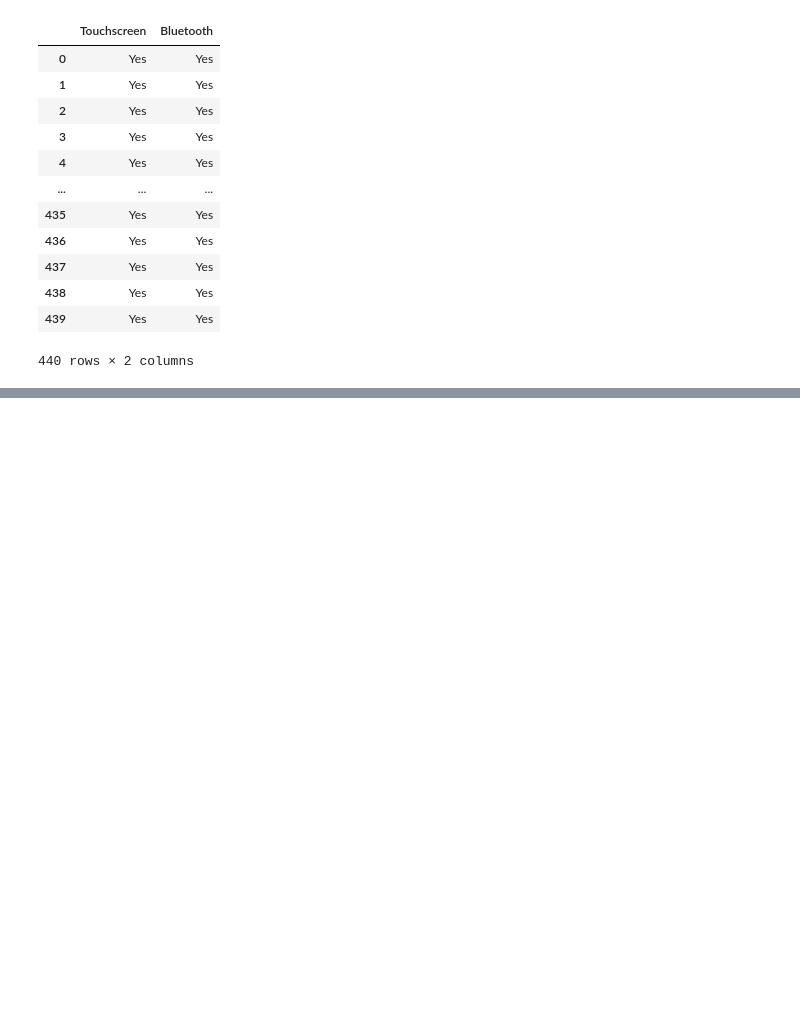
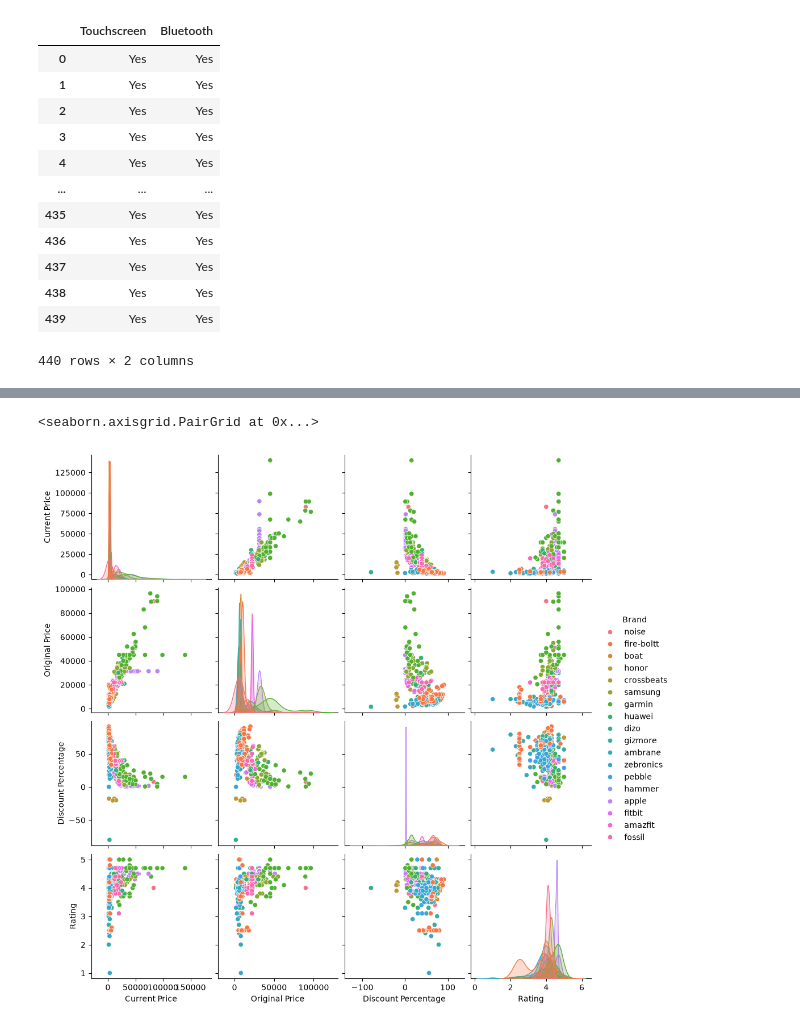
Before and after one commit to bhaveshsolanki159-codex/ML-mini-practice-Projects, a Jupyter notebook: Watch Price Predictions/main.ipynb, the cells around one changed output, grey strips where cells are left out. Cells and saved outputs as stored; diff of their text form; code cells hidden in the pictures; blank space fills up the shorter version.

```diff
--- a/Watch Price Predictions/main.ipynb
+++ b/Watch Price Predictions/main.ipynb
@@ -339,0 +532,7 @@ pd.set_option('display.max_colwidth', None)
+# %%
+cols = ['Current Price','Original Price','Discount Percentage','Rating','Brand']
+
+sns.pairplot(data[cols],hue='Brand')
+# %% [output]
+<seaborn.axisgrid.PairGrid at 0x...>
+[figure, added]
```
Also changed, not shown: parts of 22 cells of this notebook.
